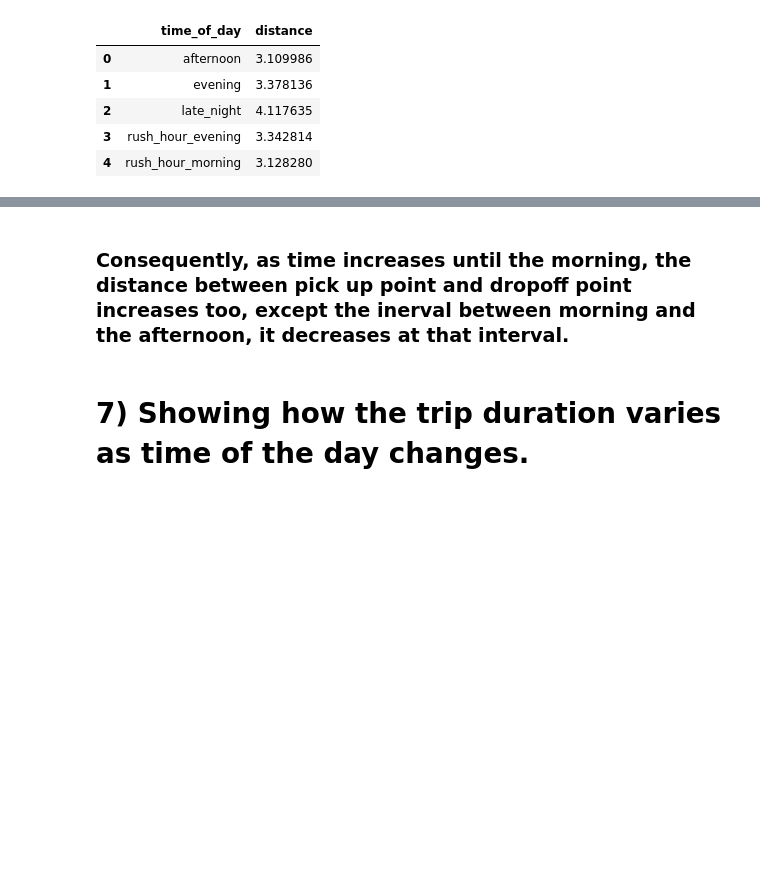
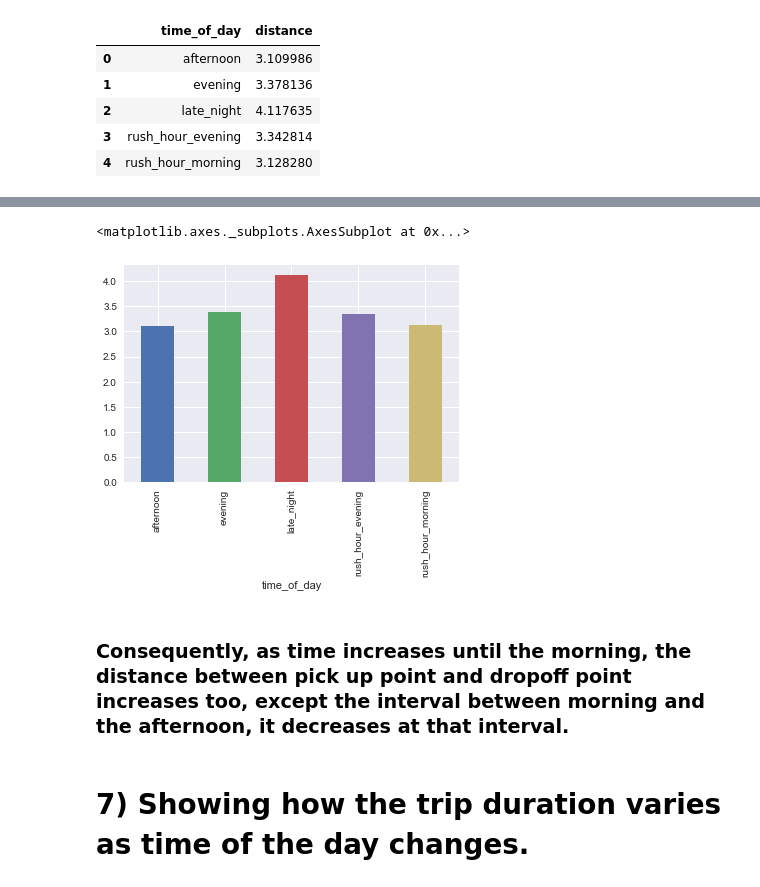
Before and after one commit to ekomurcu/NYC-Taxi-Trips-Analysis, a Jupyter notebook: src/source.ipynb, the cells around one changed output, grey strips where cells are left out. Cells and saved outputs as stored; diff of their text form; code cells hidden in the pictures; blank space fills up the shorter version.

```diff
--- a/src/source.ipynb
+++ b/src/source.ipynb
@@ -482,5 +392,11 @@ distquery.plot(kind='bar')
+# %%
+### Plotting
+distquery.plot(kind='bar')
+# %% [output]
+<matplotlib.axes._subplots.AxesSubplot at 0x...>
+[figure, added]
 # %% [markdown]
-### Consequently, as time increases until the morning, the distance between pick up point and dropoff point increases too, except the inerval between morning and the afternoon, it decreases at that interval.
+### Consequently, as time increases until the morning, the distance between pick up point and dropoff point increases too, except the interval between morning and the afternoon, it decreases at that interval.
 # %% [markdown]
 # 7) Showing how the trip duration varies as time of the day changes.
 # %%
```
Also changed, not shown: parts of 14 cells of this notebook.
